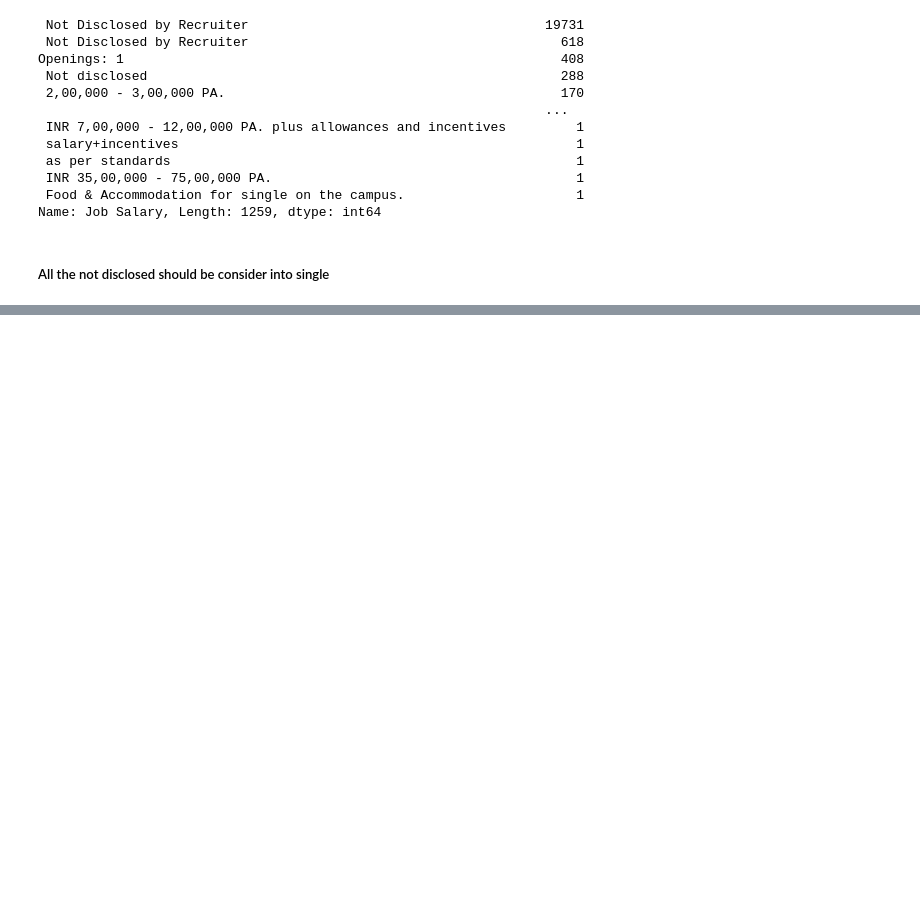
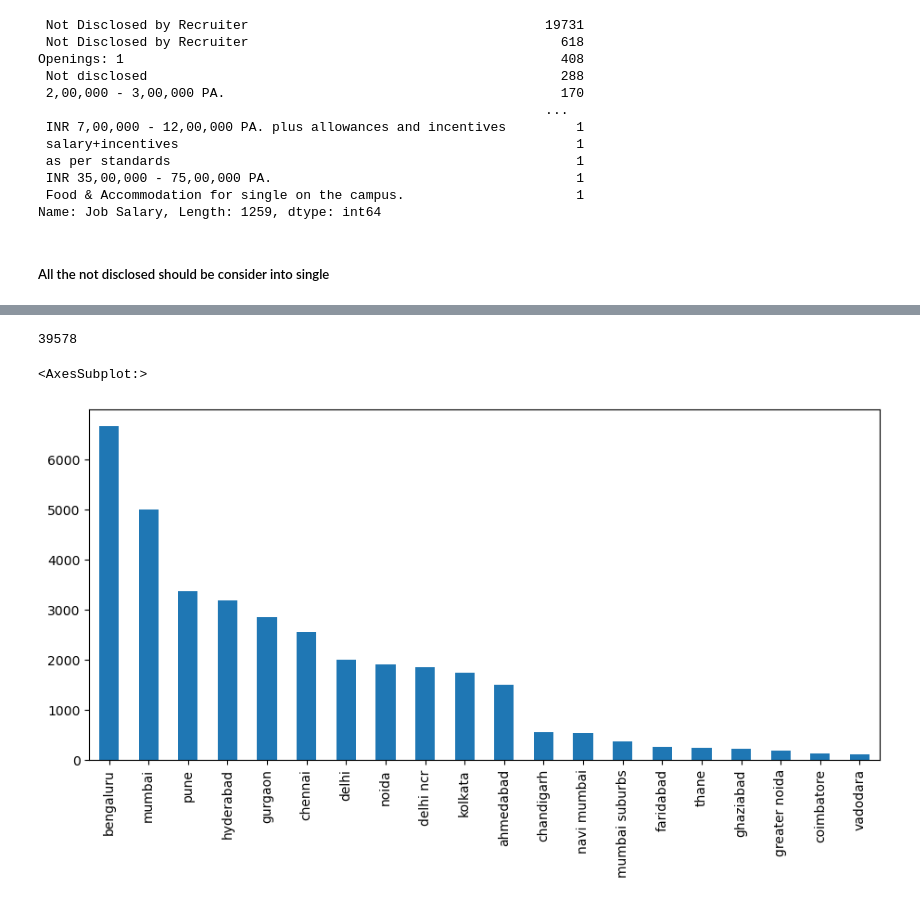
Before and after one commit to simrangrover5/DataScienceBatch_7_30PM, a Jupyter notebook: Project/Analysis.ipynb, the cells around one changed output, grey strips where cells are left out. Saved outputs shown, nothing was run; the diff lists cells and outputs as text; code cells hidden in the pictures; blank space fills up the shorter version.

```diff
--- a/Project/Analysis.ipynb
+++ b/Project/Analysis.ipynb
@@ -242,0 +504,3 @@ data.to_csv("cleaned_data.csv")
+# %%
+location = []
+data['Location'].str.split(",").apply(lambda x:location.extend(x) if type(x) != float else x)
@@ -242,0 +520,6 @@ data.to_csv("cleaned_data.csv")
+# %%
+len(location)
+# %% [output]
+39578
+# %%
+location = list(map(lambda x: x.strip().lower(), location))
@@ -242,0 +530,5 @@ data.to_csv("cleaned_data.csv")
+# %%
+pd.Series(location).value_counts()[:20].plot(kind="bar")
+# %% [output]
+<AxesSubplot:>
+[figure, added]
```
Also changed, not shown: parts of 45 cells of this notebook, 2 other files.
